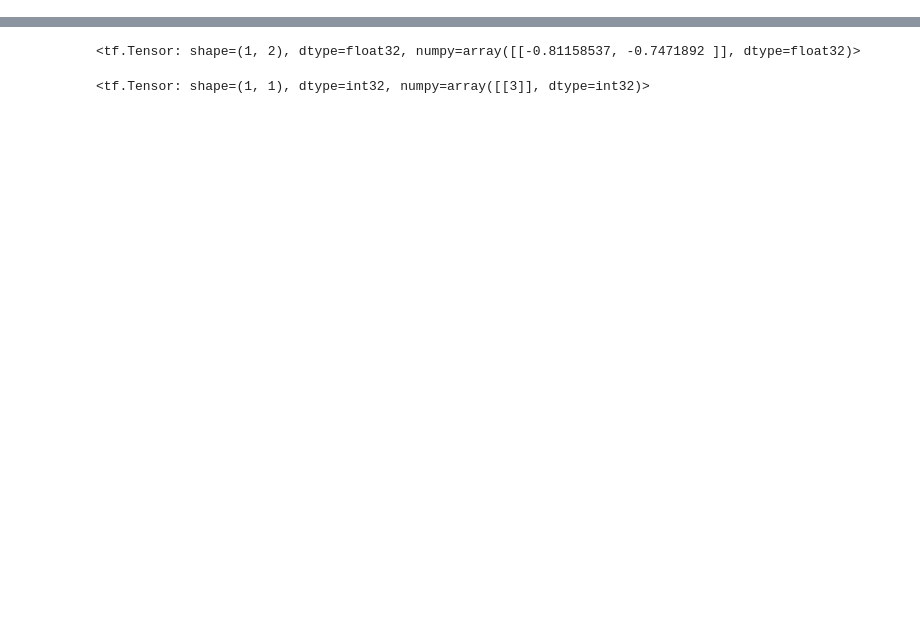
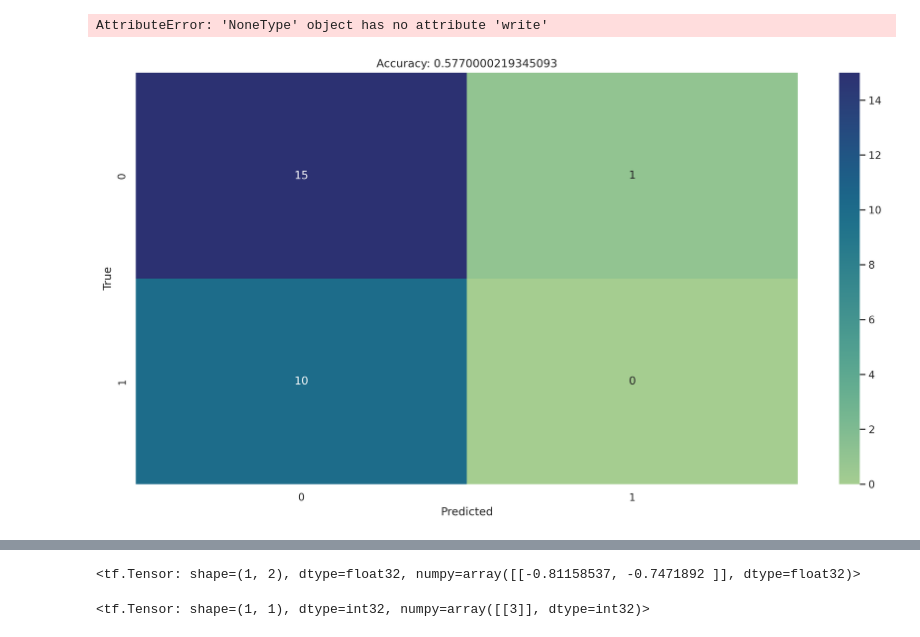
Before and after one commit to akira-nair/multiomic-model-tcga, a Jupyter notebook: models/MAVI/MAVI.ipynb, the cells around one changed output, grey strips where cells are left out. Drawn from its saved outputs; the diff is of its cells as text; code cells hidden in the pictures; blank space fills up the shorter version.

```diff
--- a/models/MAVI/MAVI.ipynb
+++ b/models/MAVI/MAVI.ipynb
@@ -12,0 +68,2 @@ To enable them in other operations, rebuild TensorFlow with the appropriate comp
+# %%
+x_train_embedding = my_vae.get_embedding(x_train)
@@ -12,0 +75,2 @@ To enable them in other operations, rebuild TensorFlow with the appropriate comp
+# %%
+model, history = um.create_model(x_train_embedding, y_train)
@@ -12,0 +97,3 @@ To enable them in other operations, rebuild TensorFlow with the appropriate comp
+# %%
+um.plot_confusion(model, my_vae.get_embedding(x_test), y_test, None)
+# %% [output]
@@ -12,0 +101,2 @@ To enable them in other operations, rebuild TensorFlow with the appropriate comp
+AttributeError: 'NoneType' object has no attribute 'write'
+[figure, added]
```
Also changed, not shown: parts of 95 cells of this notebook, 5 other files.
